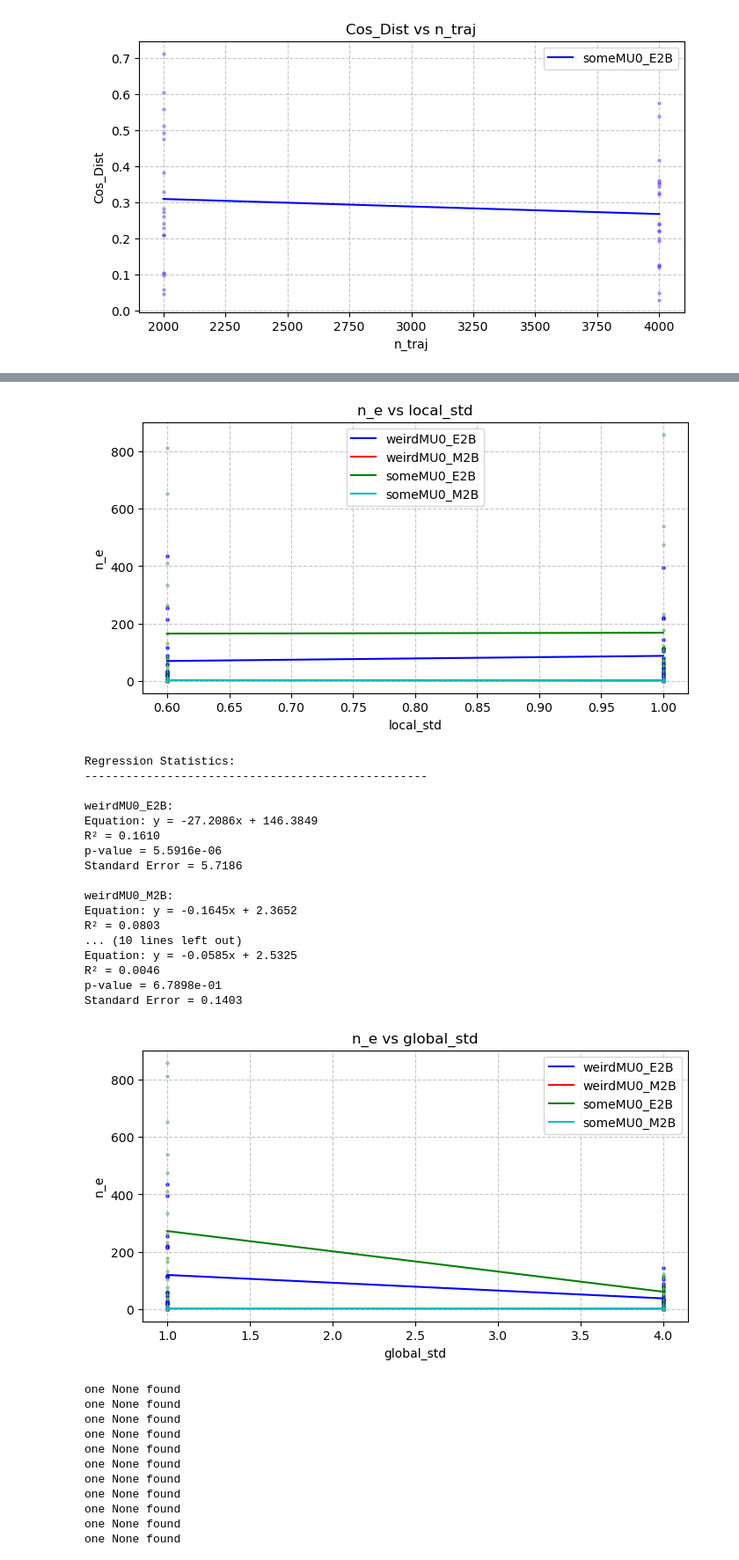
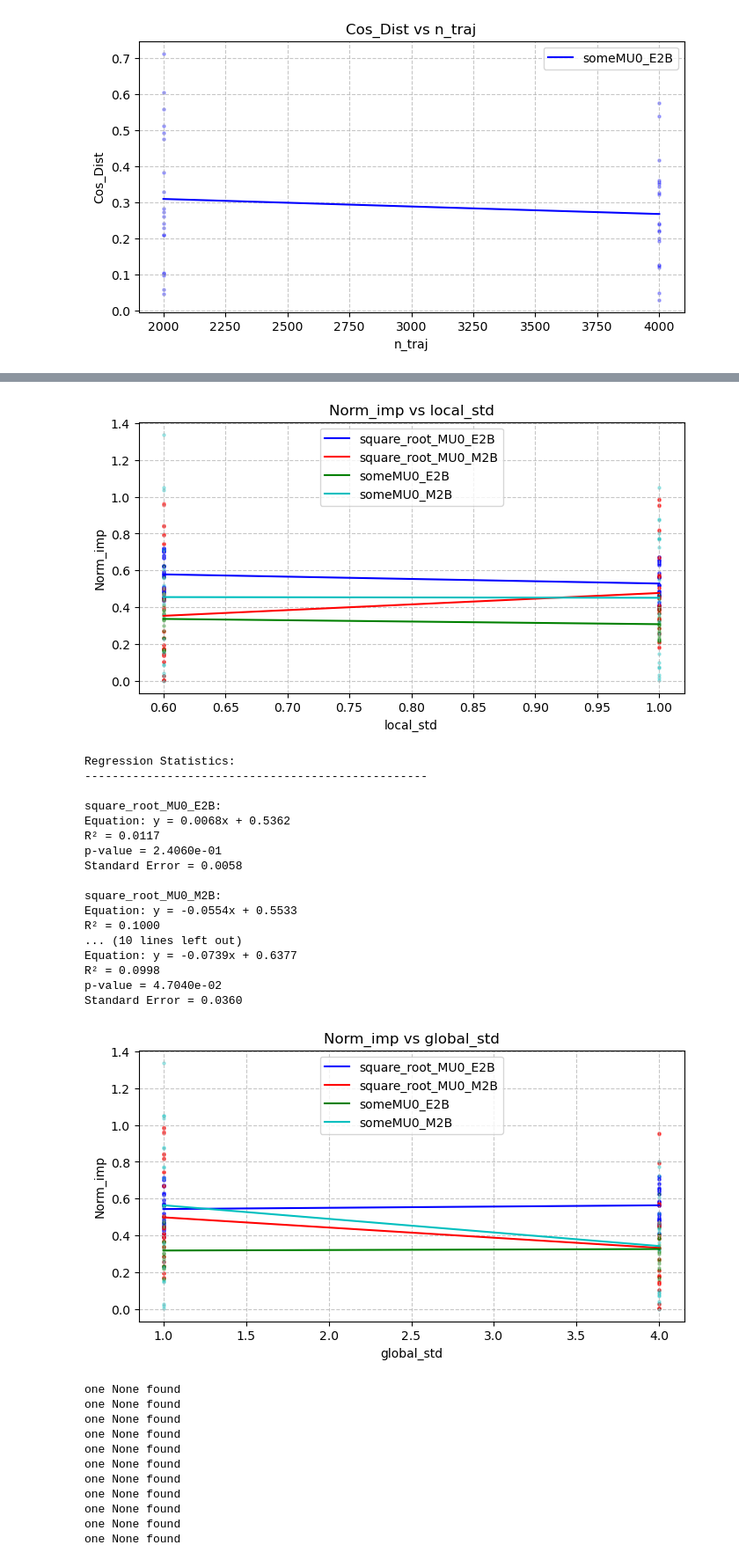
Before and after one commit to Gianmarco-Sarnelli/STL_explainability, a Jupyter notebook: Results_new.ipynb, the cells around one changed output, grey strips where cells are left out. Shown at 88% size. Saved outputs shown, nothing was run; the diff lists cells and outputs as text; code cells hidden in the pictures.

Commit message:
view results from sqared root

```diff
--- a/Results_new.ipynb
+++ b/Results_new.ipynb
@@ -382,8 +382,8 @@ Standard Error = 0.0000
 # %%
 #['n_psi_added', 'n_traj', 'local_std', 'n_traj_points', 'Dist', 'Cos_Dist', 'Dist_rho', 'Norm_glob', 'Norm_loc', 'Norm_imp', 'Pinv_error', 'Sum_weights', 'Sum_squared_weights', 'Elapsed_time', 'Process_mem']
 
-test_names = ["weirdMU0_E2B", "weirdMU0_M2B", "someMU0_E2B", "someMU0_M2B"]
-y_column = "n_e"
+test_names = ["square_root_MU0_E2B", "square_root_MU0_M2B", "someMU0_E2B", "someMU0_M2B"]
+y_column = "Norm_imp"
 table_name = "results"
 params = ["n_traj", "n_psi_added", "local_std", "global_std"]
 
@@ -449,22 +449,22 @@ Standard Error = 0.9705
-[figure, old version]
+[figure, new version]
 Regression Statistics:
 --------------------------------------------------
 
-weirdMU0_E2B:
-Equation: y = -27.2086x + 146.3849
-R² = 0.1610
-p-value = 5.5916e-06
-Standard Error = 5.7186
+square_root_MU0_E2B:
+Equation: y = 0.0068x + 0.5362
+R² = 0.0117
+p-value = 2.4060e-01
+Standard Error = 0.0058
 
-weirdMU0_M2B:
-Equation: y = -0.1645x + 2.3652
-R² = 0.0803
+square_root_MU0_M2B:
+Equation: y = -0.0554x + 0.5533
+R² = 0.1000
 ... (10 lines left out)
-Equation: y = -0.0585x + 2.5325
-R² = 0.0046
-p-value = 6.7898e-01
-Standard Error = 0.1403
+Equation: y = -0.0739x + 0.6377
+R² = 0.0998
+p-value = 4.7040e-02
+Standard Error = 0.0360
-[figure, old version]
+[figure, new version]
 # %%
 prefix = ""#"nountill_"
 tests_acronym = ["M", "E", "B", "G", "S"]
```
Also changed, not shown: parts of 1 cell of this notebook.
